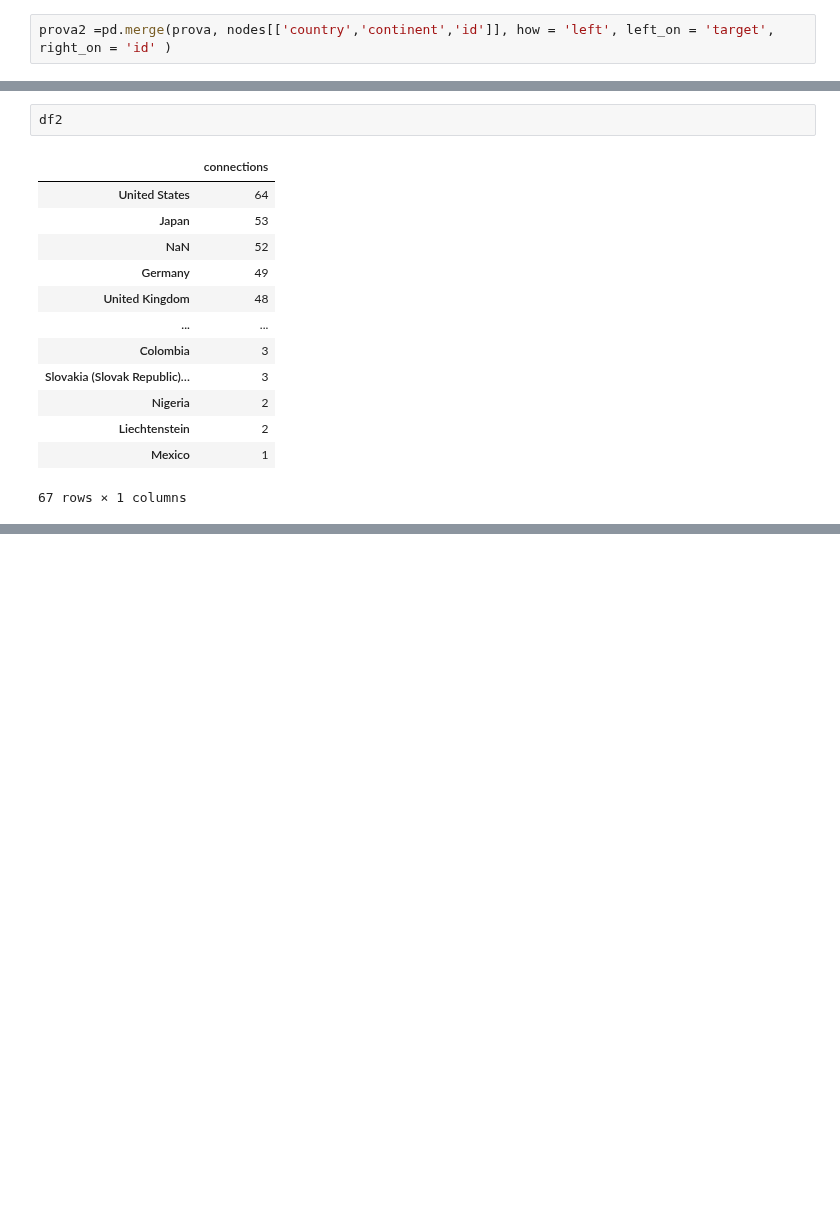
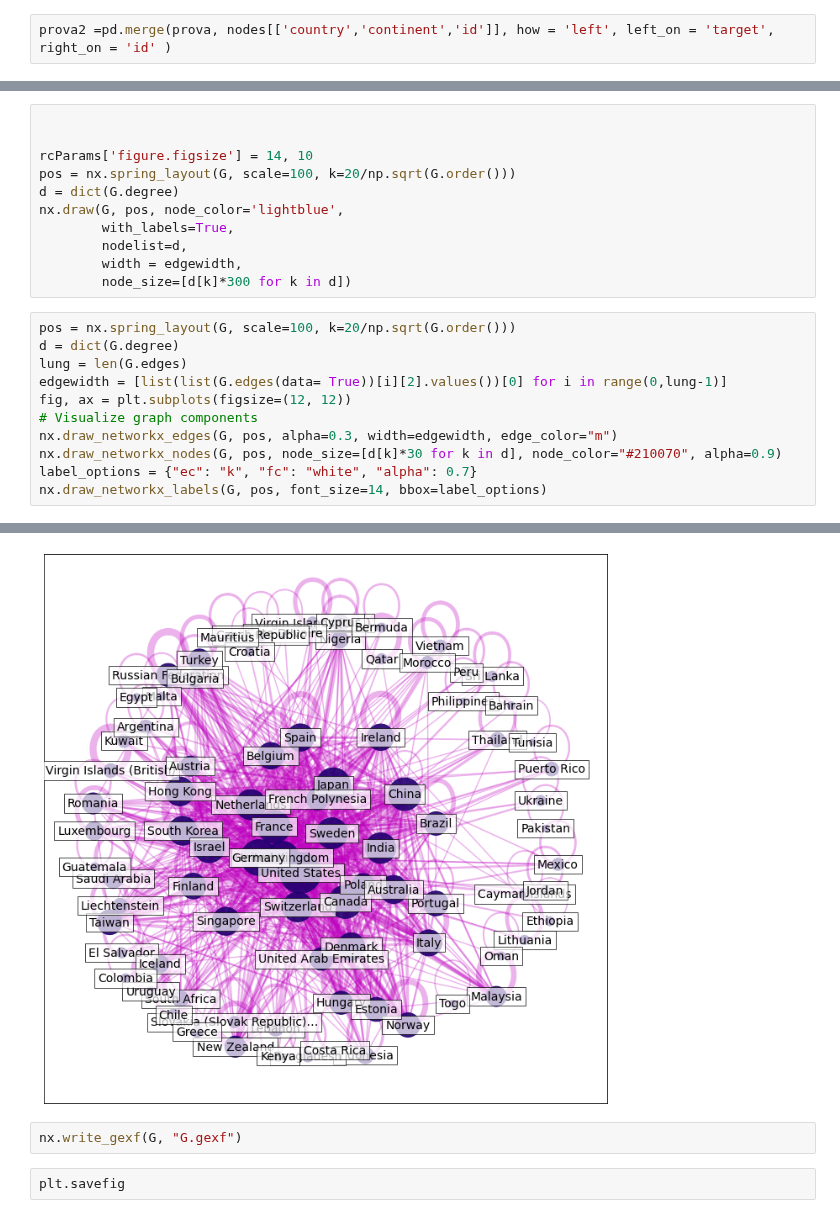
Before and after one commit to testalorenzo/crunch_net, a Jupyter notebook: ANS/ANS_all/orgorg4/Untitled.ipynb, the cells around one changed output, grey strips where cells are left out. Saved outputs shown, nothing was run; the diff lists cells and outputs as text; blank space fills up the shorter version.

```diff
--- a/ANS/ANS_all/orgorg4/Untitled.ipynb
+++ b/ANS/ANS_all/orgorg4/Untitled.ipynb
@@ -361,16 +553,23 @@ df2 = s.to_frame().sort_values('connections', ascending=False)
-# %%
-df2
-# %% [output]
-|  | connections |
-| United States | 64 |
-| Japan | 53 |
-| NaN | 52 |
-| Germany | 49 |
-| United Kingdom | 48 |
-| ... | ... |
-| Colombia | 3 |
-| Slovakia (Slovak Republic)… | 3 |
-| Nigeria | 2 |
-| Liechtenstein | 2 |
-| Mexico | 1 |
-67 rows × 1 columns
+# %%
+
+
+rcParams['figure.figsize'] = 14, 10
+pos = nx.spring_layout(G, scale=100, k=20/np.sqrt(G.order()))
+d = dict(G.degree)
+nx.draw(G, pos, node_color='lightblue',
+        with_labels=True,
+        nodelist=d,
+        width = edgewidth,
+        node_size=[d[k]*300 for k in d])
+# %%
+pos = nx.spring_layout(G, scale=100, k=20/np.sqrt(G.order()))
+d = dict(G.degree)
+lung = len(G.edges)
+edgewidth = [list(list(G.edges(data= True))[i][2].values())[0] for i in range(0,lung-1)]
+fig, ax = plt.subplots(figsize=(12, 12))
+# Visualize graph components
+nx.draw_networkx_edges(G, pos, alpha=0.3, width=edgewidth, edge_color="m")
+nx.draw_networkx_nodes(G, pos, node_size=[d[k]*30 for k in d], node_color="#210070", alpha=0.9)
+label_options = {"ec": "k", "fc": "white", "alpha": 0.7}
+nx.draw_networkx_labels(G, pos, font_size=14, bbox=label_options)
+# %% [output]
@@ -376,0 +593,5 @@ df2
+[figure, added]
+# %%
+nx.write_gexf(G, "G.gexf")
+# %%
+plt.savefig
```
Also changed, not shown: parts of 41 cells of this notebook, 2 other files.
